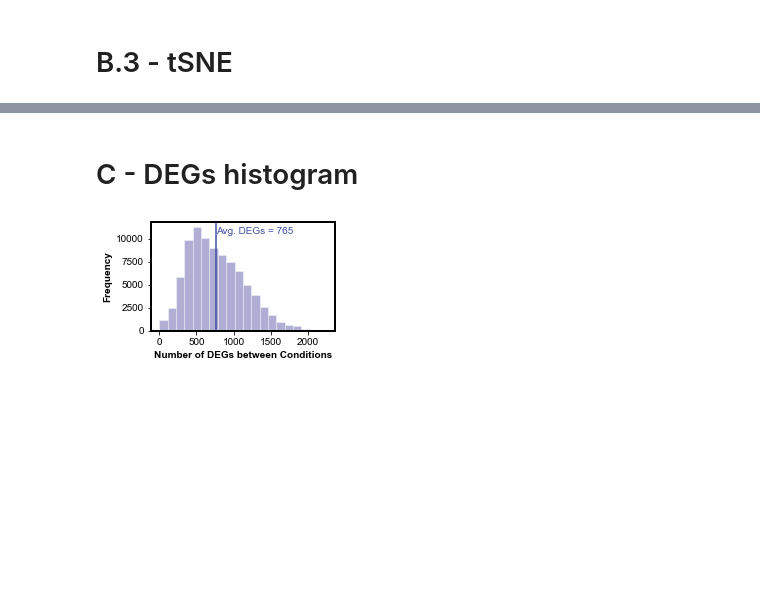
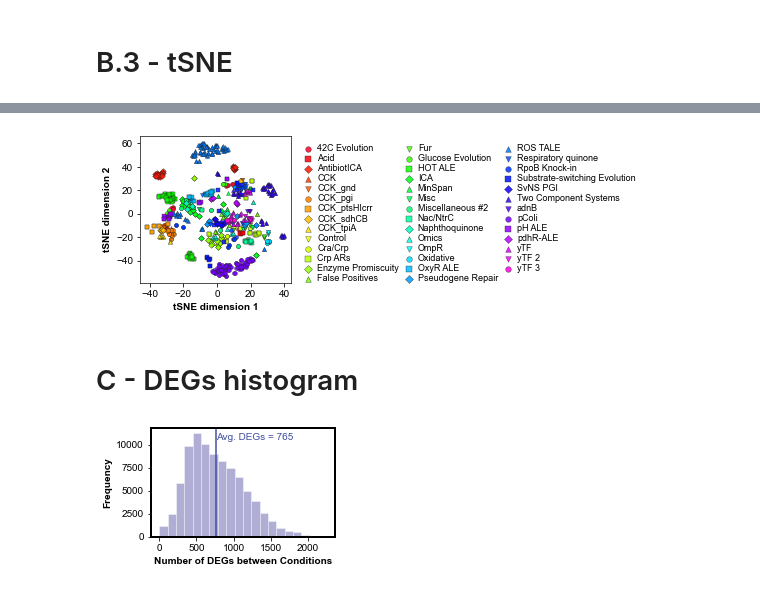
Before and after one commit to SBRG/precise2, a Jupyter notebook: notebooks/figure2_genes.ipynb, the cells around one changed output, grey strips where cells are left out. Cells and saved outputs as stored; diff of their text form; code cells hidden in the pictures; blank space fills up the shorter version.

```diff
--- a/notebooks/figure2_genes.ipynb
+++ b/notebooks/figure2_genes.ipynb
@@ -352,3 +380,38 @@ plt.savefig('./fig2/tSNE.pdf', dpi = 600, bbox_inches = 'tight')
+# %%
+NUM_COLORS = 42
+cm = pylab.get_cmap('gist_rainbow')
+colors = [cm(1.*i/(NUM_COLORS-1)) for i in range(0,NUM_COLORS-1)]
+
+marker_list= ["o", "s", "D", "^", "v"]*20
+
+# Initialize
+tsne = TSNE(n_components=2, random_state=0,
+           early_exaggeration=15, perplexity=30)
+
+# Project to 2D
+X_2d = pd.DataFrame(tsne.fit_transform(DF_log_tpm.T), index = DF_log_tpm.T.index)
+
+cm = pylab.get_cmap('gist_rainbow')
+plt.rc('xtick', labelsize=10)    # fontsize of the tick labels
+plt.rc('ytick', labelsize=10)    # fontsize of the tick labels
+
+fig,ax = plt.subplots(figsize=(2.7,2.7))
+
+for i,(name,group) in enumerate(PRECISE_2.groupby('study')):
+    idx = DF_log_tpm.loc[:,group.index.tolist()].columns.tolist()
+    ax.scatter(X_2d.loc[idx,0],
+               X_2d.loc[idx,1],
+               label=name,alpha=0.85,
+               color=colors[i],marker=marker_list[i], s=16, linewidths =.4, edgecolors='#1C2021')
+
+ax.set_xlabel('tSNE dimension 1',fontsize=10, fontweight ='bold')
+ax.set_ylabel('tSNE dimension 2',fontsize=10, fontweight ='bold')
+plt.legend(bbox_to_anchor=(1,1),fontsize=9,ncol=3, markerscale=1.4, columnspacing=0.1, handletextpad=.01,
+          frameon=False, labelspacing=0.11)
+
+plt.savefig('./fig2/tSNE_all_project.pdf', dpi = 600, bbox_inches = 'tight')
+# %% [output]
+[figure, added]
 # %% [markdown]
 # C - DEGs histogram
 # %%
```
Also changed, not shown: parts of 5 cells of this notebook, 4 other files.
